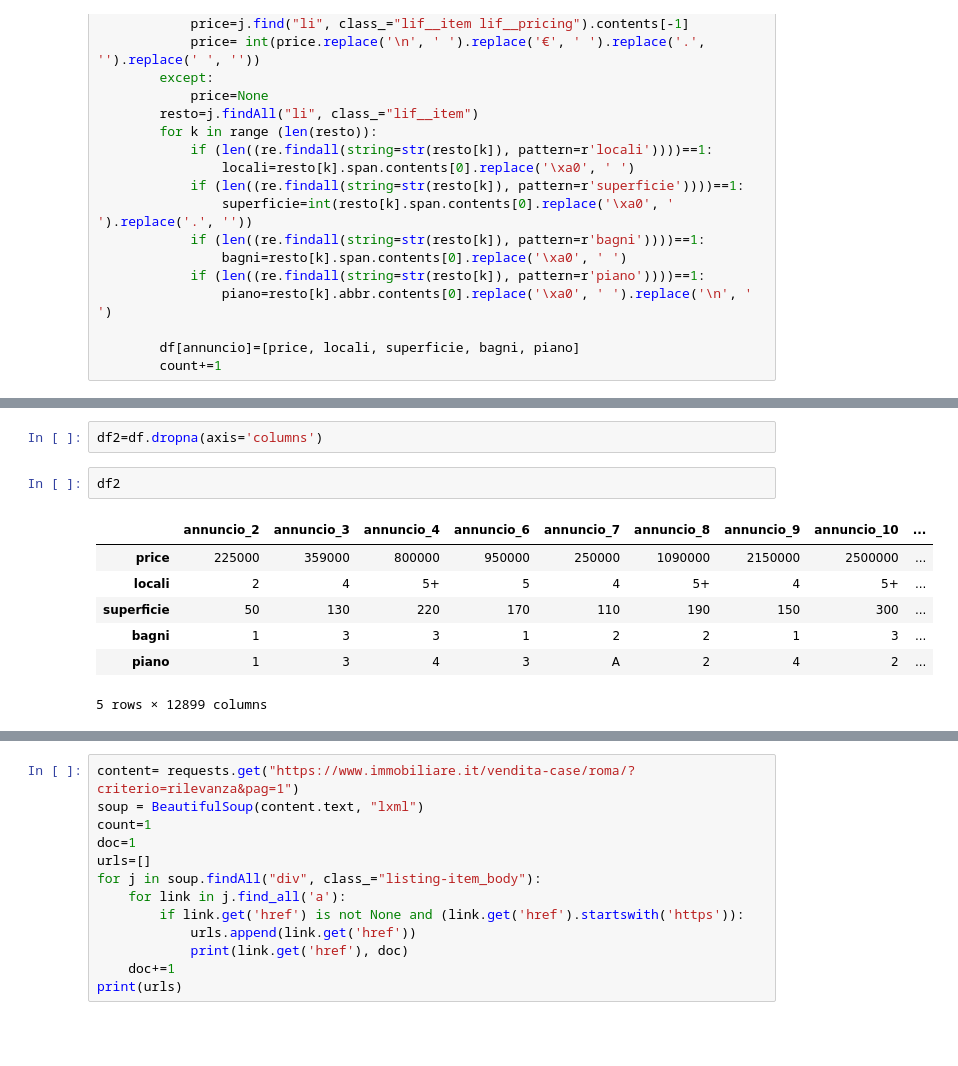
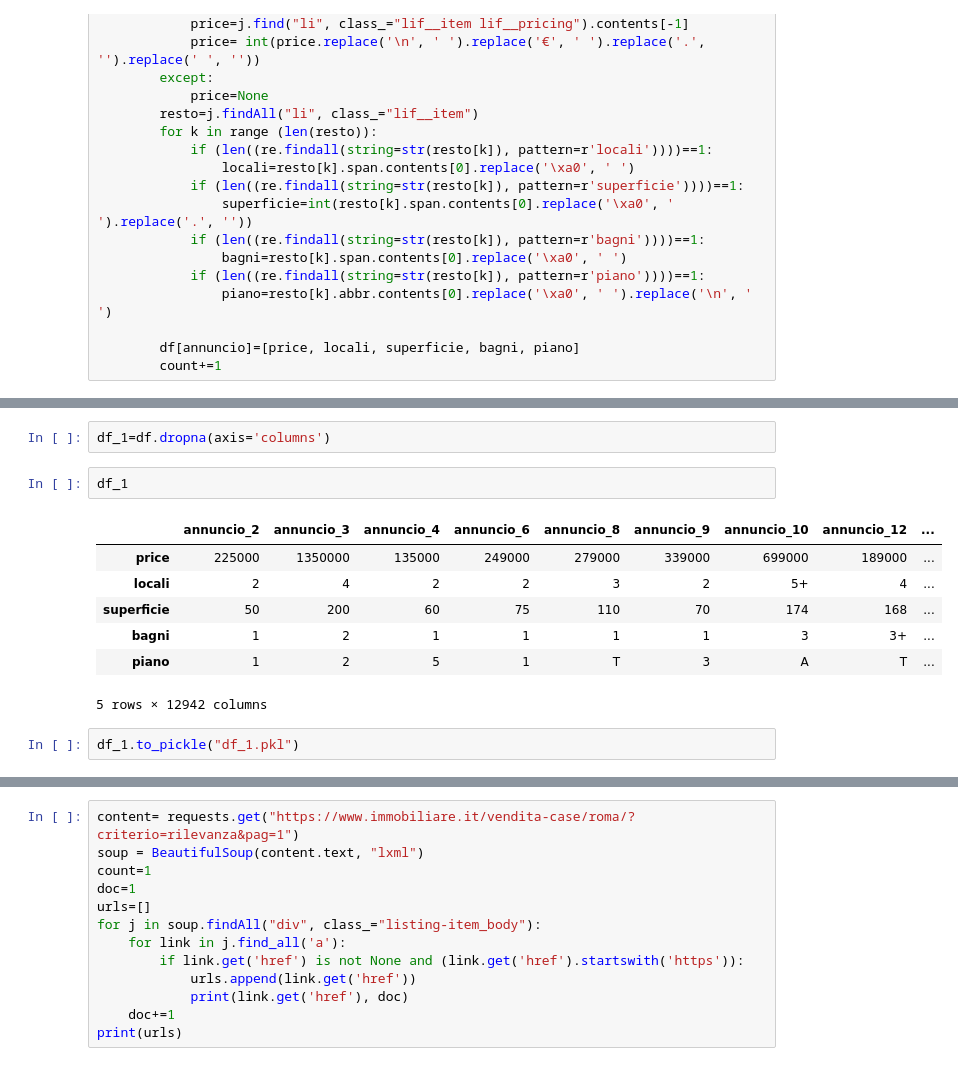
Before and after one commit to EgonFerri/ADM_HW4_group.4, a Jupyter notebook: hw4.ipynb, the cells around one changed output, grey strips where cells are left out. Saved outputs shown, nothing was run; the diff lists cells and outputs as text; blank space fills up the shorter version.

```diff
--- a/hw4.ipynb
+++ b/hw4.ipynb
@@ -76,12 +76,14 @@ df
 # %%
-df2=df.dropna(axis='columns')
+df_1=df.dropna(axis='columns')
-# %%
-df2
-# %% [output]
-|  | annuncio_2 | annuncio_3 | annuncio_4 | annuncio_6 | annuncio_7 | annuncio_8 | annuncio_9 | annuncio_10 | ... |
-| price | 225000 | 359000 | 800000 | 950000 | 250000 | 1090000 | 2150000 | 2500000 | ... |
-| locali | 2 | 4 | 5+ | 5 | 4 | 5+ | 4 | 5+ | ... |
-| superficie | 50 | 130 | 220 | 170 | 110 | 190 | 150 | 300 | ... |
-| bagni | 1 | 3 | 3 | 1 | 2 | 2 | 1 | 3 | ... |
-| piano | 1 | 3 | 4 | 3 | A | 2 | 4 | 2 | ... |
-5 rows × 12899 columns
+# %%
+df_1
+# %% [output]
+|  | annuncio_2 | annuncio_3 | annuncio_4 | annuncio_6 | annuncio_8 | annuncio_9 | annuncio_10 | annuncio_12 | ... |
+| price | 225000 | 1350000 | 135000 | 249000 | 279000 | 339000 | 699000 | 189000 | ... |
+| locali | 2 | 4 | 2 | 2 | 3 | 2 | 5+ | 4 | ... |
+| superficie | 50 | 200 | 60 | 75 | 110 | 70 | 174 | 168 | ... |
+| bagni | 1 | 2 | 1 | 1 | 1 | 1 | 3 | 3+ | ... |
+| piano | 1 | 2 | 5 | 1 | T | 3 | A | T | ... |
+5 rows × 12942 columns
+# %%
+df_1.to_pickle("df_1.pkl")
```
Also changed, not shown: parts of 3 cells of this notebook.
